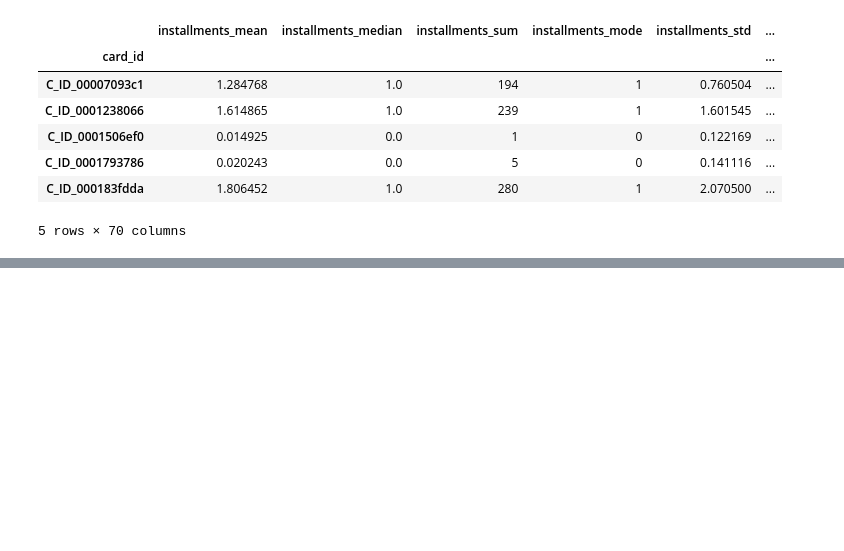
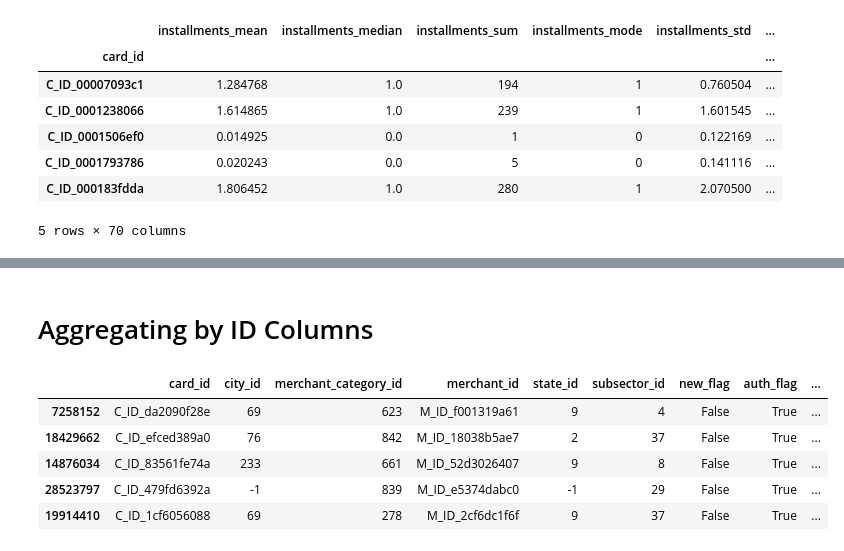
Before and after one commit to quinnbooth/ML-Consumer-Loyalty-Score, a Jupyter notebook: feature_engineering.ipynb, the cells around one changed output, grey strips where cells are left out. Cells and saved outputs as stored; diff of their text form; code cells hidden in the pictures; blank space fills up the shorter version.

```diff
--- a/feature_engineering.ipynb
+++ b/feature_engineering.ipynb
@@ -339,0 +373,19 @@ num_merged.head()
+# %% [markdown]
+# Aggregating by ID Columns
+# %%
+# Isolate relevant features, we will still make use of booleans
+
+id_cols = [
+    'city_id', 'merchant_category_id', 'merchant_id', 'state_id', 'subsector_id'
+]
+
+id_df = df[['card_id'] + id_cols + list(renaming.keys())]
+id_df.rename(columns=renaming, inplace=True)
+id_df.head()
+# %% [output]
+|  | card_id | city_id | merchant_category_id | merchant_id | state_id | subsector_id | new_flag | auth_flag | ... |
+| 7258152 | C_ID_da2090f28e | 69 | 623 | M_ID_f001319a61 | 9 | 4 | False | True | ... |
+| 18429662 | C_ID_efced389a0 | 76 | 842 | M_ID_18038b5ae7 | 2 | 37 | False | True | ... |
+| 14876034 | C_ID_83561fe74a | 233 | 661 | M_ID_52d3026407 | 9 | 8 | False | True | ... |
+| 28523797 | C_ID_479fd6392a | -1 | 839 | M_ID_e5374dabc0 | -1 | 29 | False | True | ... |
+| 19914410 | C_ID_1cf6056088 | 69 | 278 | M_ID_2cf6dc1f6f | 9 | 37 | False | True | ... |
```
Also changed, not shown: parts of 14 cells of this notebook.
